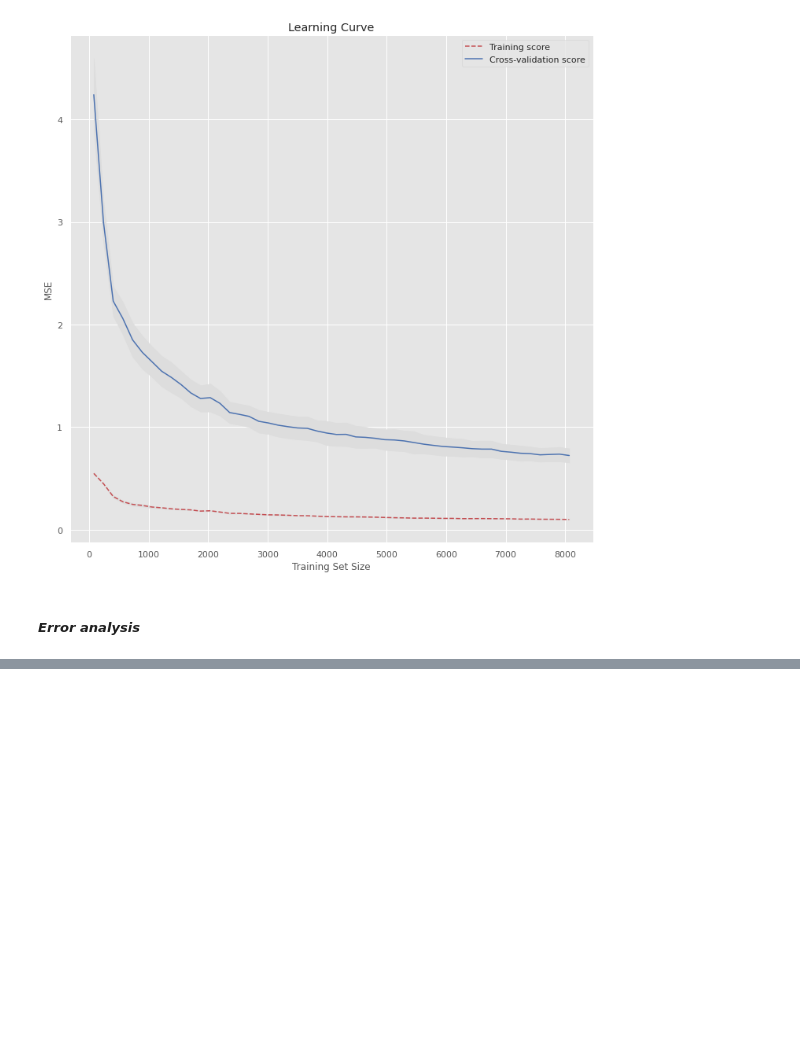
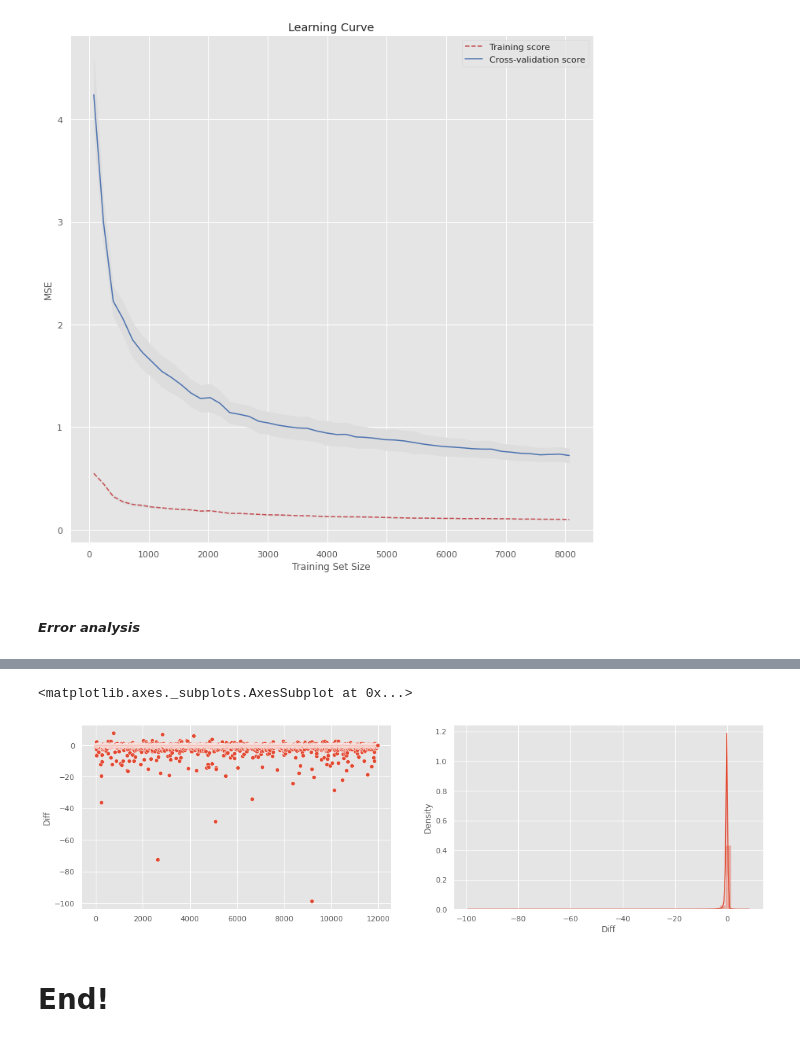
Before and after one commit to shafieiali42/Football-analysis, a Jupyter notebook: SoccerAnalysis.ipynb, the cells around one changed output, grey strips where cells are left out. Saved outputs shown, nothing was run; the diff lists cells and outputs as text; code cells hidden in the pictures; blank space fills up the shorter version.

```diff
--- a/SoccerAnalysis.ipynb
+++ b/SoccerAnalysis.ipynb
@@ -1220,0 +1202,19 @@ sns.distplot(df["Diff"],hist=True)
+# %%
+upper_bound=df["Diff"].quantile(np.arange(0.01,1,0.01)).to_numpy()[98]
+lower_bound=df["Diff"].quantile(np.arange(0.01,1,0.01)).to_numpy()[0]
+def getPos(x):
+  if x["Position_G"]==1:
+    return "G"
+  if x["Position_D"]==1:
+    return "D"
+  if x["Position_C"]==1:
+    return "C"
+  return "A"
+a=df_model.copy()
+a["Pos"]=df_model.apply(lambda x: getPos(x),axis=1)
+df_model.insert(7,"Pos",a["Pos"].values)
+# %%
+df_copy=df.copy()
+df_copy=pd.merge(df_model[["Name","Pos"]],df,on=["Name"])
+# %%
+df=df_copy
@@ -1220,0 +1261,9 @@ sns.distplot(df["Diff"],hist=True)
+# %%
+fig,axs=plt.subplots(1,2,figsize=(18,5))
+sns.scatterplot(np.arange(df.shape[0]),df.sample(frac=1).reset_index(drop=False)["Diff"],ax=axs[0])
+sns.distplot(df["Diff"],hist=True,ax=axs[1])
+# %% [output]
+<matplotlib.axes._subplots.AxesSubplot at 0x...>
+[figure, added]
+# %% [markdown]
+# End!
```
Also changed, not shown: parts of 14 cells of this notebook.
